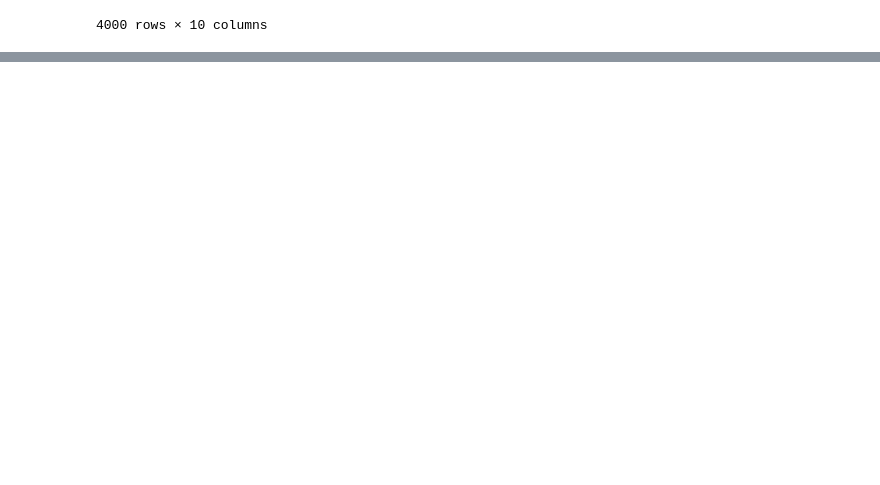
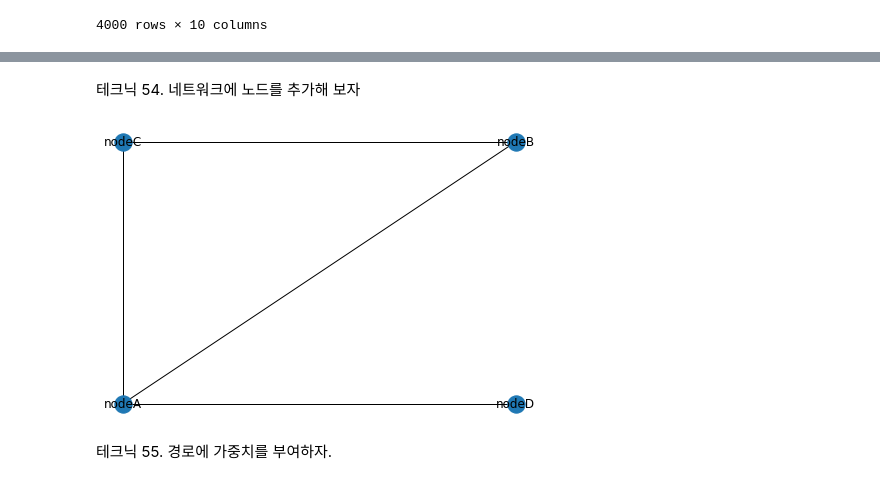
Before and after one commit to gohjungho/Analytics, a Jupyter notebook: pyda100_6.ipynb, the cells around one changed output, grey strips where cells are left out. Saved outputs shown, nothing was run; the diff lists cells and outputs as text; code cells hidden in the pictures; blank space fills up the shorter version.

```diff
--- a/pyda100_6.ipynb
+++ b/pyda100_6.ipynb
@@ -133,0 +266,13 @@ join_data
+# %% [markdown]
+테크닉 54. 네트워크에 노드를 추가해 보자
+# %%
+# 앞에서 작성한 그래프에 새로운 노드 nodeD 추가하기
+
+G.add_node("nodeD")
+G.add_edge("nodeA", "nodeD")
+pos["nodeD"] = (1,0)
+nx.draw(G, pos, with_labels = True)
+# %% [output]
+[figure, added]
+# %% [markdown]
+테크닉 55. 경로에 가중치를 부여하자.
```
Also changed, not shown: parts of 30 cells of this notebook, 4 other files.
